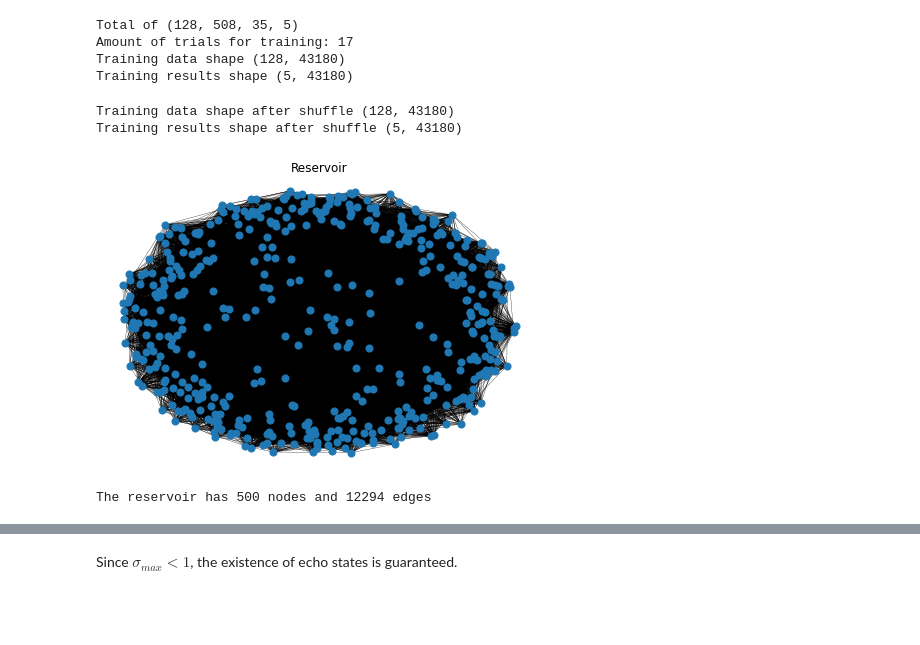
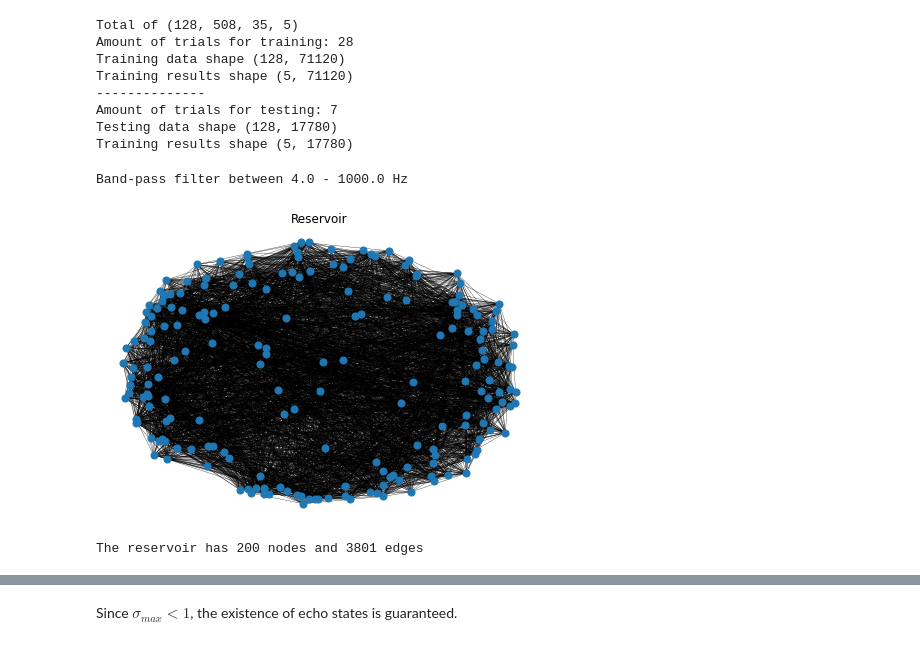
Before and after one commit to ArnauNaval/TFG_ReservoirComputing, a Jupyter notebook: Reservoir.ipynb, the cells around one changed output, grey strips where cells are left out. Drawn from its saved outputs; the diff is of its cells as text; code cells hidden in the pictures; blank space fills up the shorter version.

```diff
--- a/Reservoir.ipynb
+++ b/Reservoir.ipynb
@@ -367,19 +290,24 @@ class Network():
 # %%
-d = Data(5)
+d = Data(80)
 d.import_data('dataSorted.mat')
 d.build_training_matrix()
 d.build_training_results()
+print('--------------')
+d.build_test_matrix()
+d.build_test_results()
 # %% [output]
 Total of (128, 508, 35, 5)
-Amount of trials for training: 17
-Training data shape (128, 43180)
-Training results shape (5, 43180)
+Amount of trials for training: 28
+Training data shape (128, 71120)
+Training results shape (5, 71120)
+--------------
+Amount of trials for testing: 7
+Testing data shape (128, 17780)
+Training results shape (5, 17780)
 # %%
-d.training_data,d.training_results = d.shuffle_data(d.training_data,d.training_results)
-d.training_data = d.filter_data(d.training_data,'high multi-unit')
+d.training_data = d.filter_data(d.training_data,'baseline')
 # %% [output]
-Training data shape after shuffle (128, 43180)
-Training results shape after shuffle (5, 43180)
+Band-pass filter between 4.0 - 1000.0 Hz
 # %%
 ########################
 # Initialize instance
@@ -391,49 +319,58 @@ Network = Network()
 ########################
 
 Network.T = d.training_data.shape[1]
-Network.n_min = int(d.training_data.shape[1] * 0.01)
+Network.n_min = 2540
 Network.K = 128
-Network.N = 500
+Network.N = 200
 Network.L = 5
 
 Network.u = d.training_data
 Network.y_teach = d.training_results
 
 Network.initial_state = np.ones(Network.N)
 
+########################
+# Input Layer
+########################
 
-Network.W_in = np.random.choice(np.array([-5,5]), size=(Network.N, Network.K))
-Network.W_back = np.random.choice([0,0.1,-0.1], size=(Network.N, Network.L), p=[0.8, 0.1, 0.1])
+Network.W_in = np.zeros([Network.N,Network.K]) #input matrix
 
-Network.non_null_matrices = ["W_in","W_back"]
+for i in np.arange(Network.N):
+    for j in np.arange(Network.K):
+        p = np.random.uniform()
+        if 0 <= p <= 0.1:
+            Network.W_in[i,j] = np.random.uniform(-1., 1.)
 
+        else:
+            Network.W_in[i,j] = 0
 
 
 ########################
-# Reservoir
+# Reservoir Layer
 ########################
 
 Network.W = np.zeros([Network.N,Network.N]) #adjacency matrix
 
 for i in np.arange(Network.N):
     for j in np.arange(Network.N):
         p = np.random.uniform()
-        if 0<= p <0.025:
-            Network.W[i,j] = 0.4
+        if 0 <= p <= 0.1:
+            Network.W[i,j] = np.random.normal(loc=0, scale=1, size=1)[0]
 
-        elif 0.025 <= p <0.05:
-            Network.W[i,j] = -0.4
+        else:
+            Network.W[i,j] = 0
+
 
 
 G=nx.from_numpy_matrix(Network.W)
 nx.draw(G, pos=nx.spring_layout(G), width = 0.3, node_size=50)
 plt.title('Reservoir')
 plt.show()
 
 print('The reservoir has {} nodes and {} edges'.format(G.number_of_nodes(), G.number_of_edges()))
 # %% [output]
-[figure, old version]
+[figure, new version]
-The reservoir has 500 nodes and 12294 edges
+The reservoir has 200 nodes and 3801 edges
 # %%
 print("The maximum eigenvalue (in module) is {}".format(max(abs(scipy.linalg.eigvals(Network.W)))))
 _,s,_ = scipy.linalg.svd(Network.W)
```
Also changed, not shown: parts of 11 cells of this notebook.
